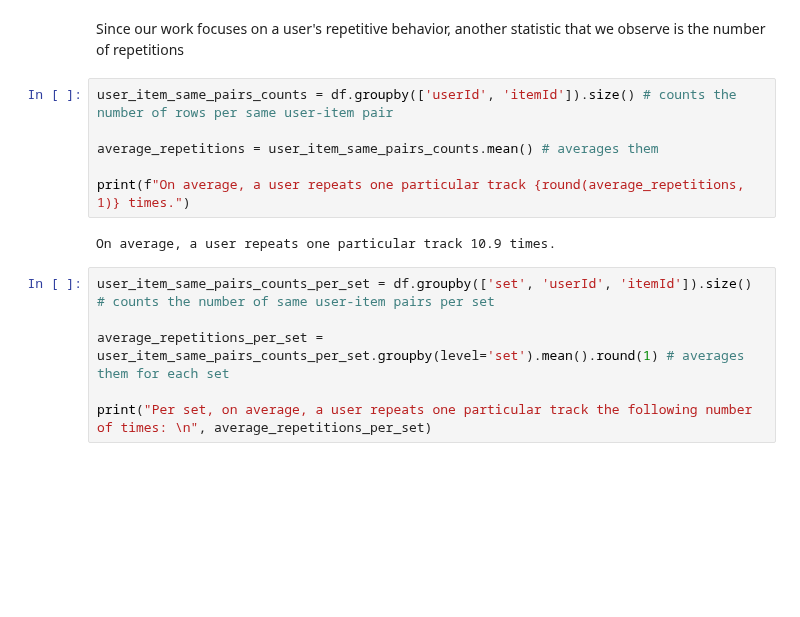
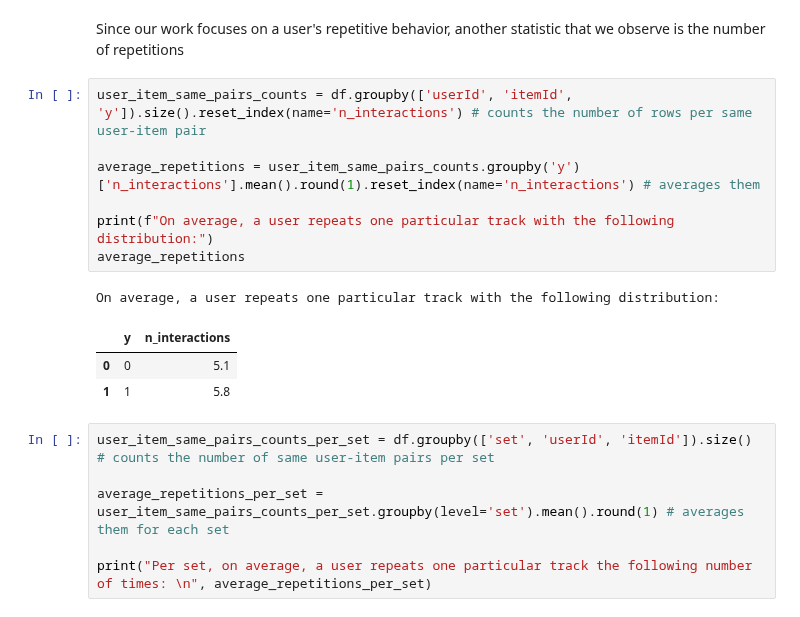
Before and after one commit to Laura-Legat/Practical-Work-AI, a Jupyter notebook: dataset_analysis.ipynb, the cells around one changed output. Cells and saved outputs as stored; diff of their text form; blank space fills up the shorter version.

```diff
--- a/dataset_analysis.ipynb
+++ b/dataset_analysis.ipynb
@@ -171,13 +176,17 @@ On average, an item is interacted with the following number of times per set:
 # %% [markdown]
 Since our work focuses on a user's repetitive behavior, another statistic that we observe is the number of repetitions
 # %%
-user_item_same_pairs_counts = df.groupby(['userId', 'itemId']).size() # counts the number of rows per same user-item pair
+user_item_same_pairs_counts = df.groupby(['userId', 'itemId', 'y']).size().reset_index(name='n_interactions') # counts the number of rows per same user-item pair
 
-average_repetitions = user_item_same_pairs_counts.mean() # averages them
+average_repetitions = user_item_same_pairs_counts.groupby('y')['n_interactions'].mean().round(1).reset_index(name='n_interactions') # averages them
 
-print(f"On average, a user repeats one particular track {round(average_repetitions, 1)} times.")
+print(f"On average, a user repeats one particular track with the following distribution:")
+average_repetitions
 # %% [output]
-On average, a user repeats one particular track 10.9 times.
+On average, a user repeats one particular track with the following distribution:
+|  | y | n_interactions |
+| 0 | 0 | 5.1 |
+| 1 | 1 | 5.8 |
 # %%
 user_item_same_pairs_counts_per_set = df.groupby(['set', 'userId', 'itemId']).size() # counts the number of same user-item pairs per set
 
```
Also changed, not shown: parts of 3 cells of this notebook.
